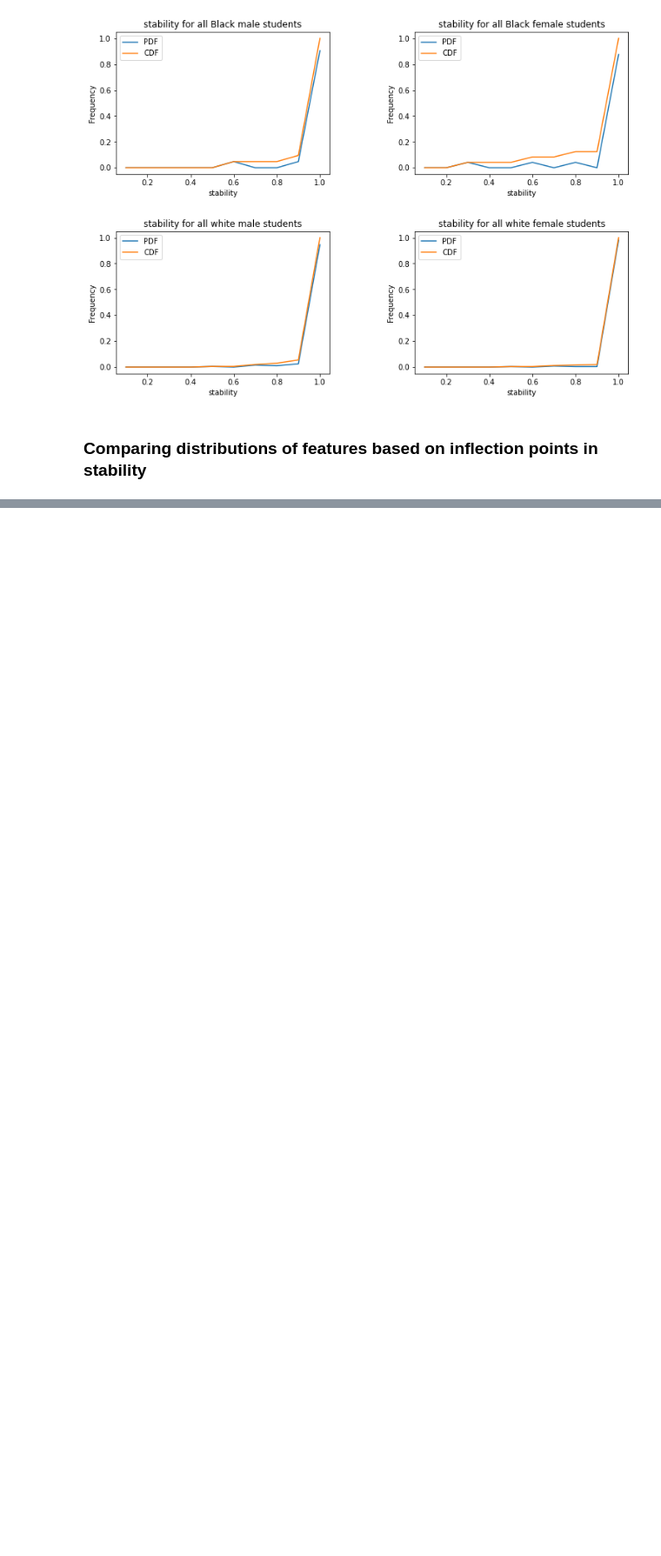
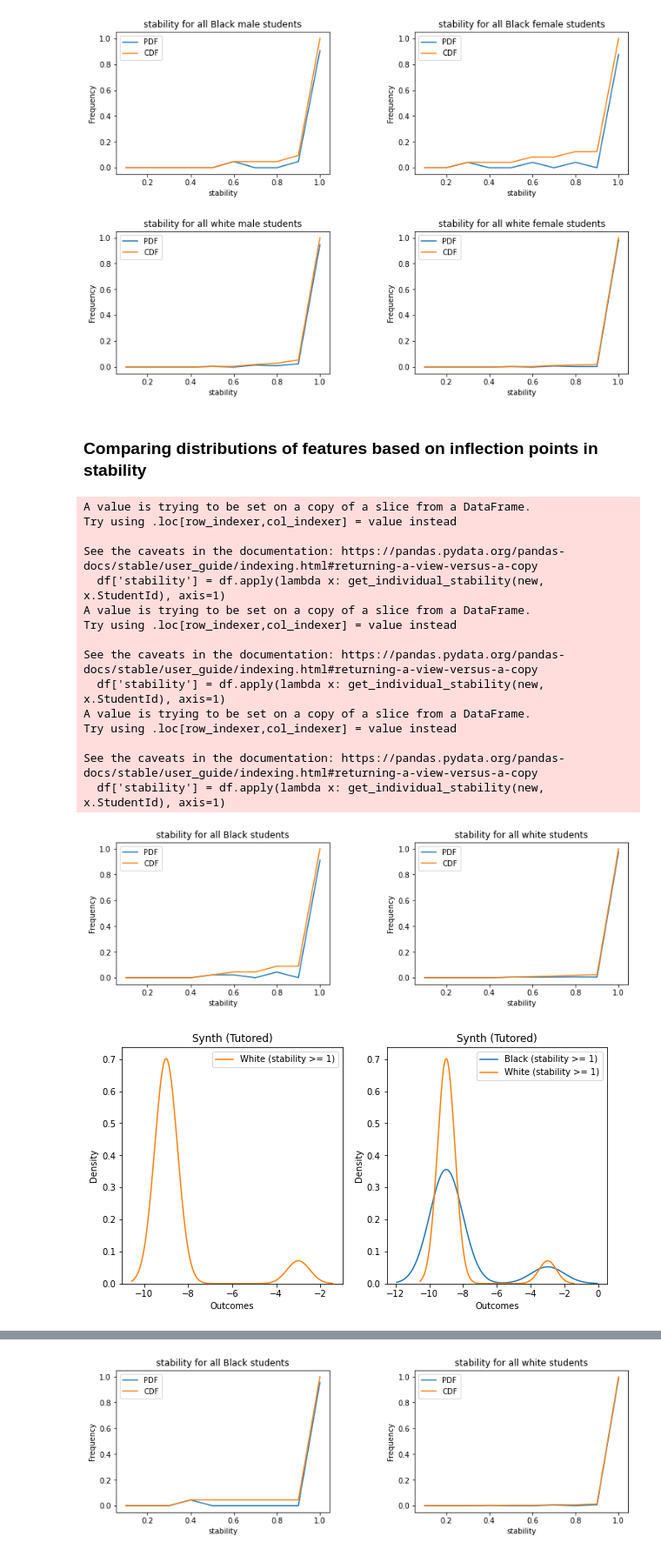
Before and after one commit to lurosenb/Swap_Auditor, a Jupyter notebook: nels_stability_tests.ipynb, the cells around one changed output, grey strips where cells are left out. Shown at 87% size. Saved outputs shown, nothing was run; the diff lists cells and outputs as text; code cells hidden in the pictures; blank space fills up the shorter version.

```diff
--- a/nels_stability_tests.ipynb
+++ b/nels_stability_tests.ipynb
@@ -259,23 +284,54 @@ def plot_stability_cdfs(df):
     plot_cdf(df.loc[df['Race'] == 4], 'stability', 'all white', 222)
 
     plt.subplots_adjust(left=0.1, bottom=0.1, right=0.9, top=0.9, wspace=0.4, hspace=0.4)
-# %%
-def plot_features(df, features):
-    groups = ['Black', 'white']
-    for feature in features:
-        fig, ax = plt.subplots()
-        for j in range(len(groups)):
-            group = groups[j]
-            sns.kdeplot(df[df['Race'] == j + 3][feature], ax=ax,label=group)
-        plt.title('Synth ('+str(feature)+')')
-        plt.xlabel('Outcomes')
-        plt.legend()
+# %%
+def plot_features(df, features, stability_inflection):
+    black_under = df[(df['Race'] == 3) & (df['stability'] < stability_inflection)]
+    black_over = df[(df['Race'] == 3) & (df['stability'] >= stability_inflection)]
+    white_over = df[(df['Race'] == 4) & (df['stability'] >= stability_inflection)]
+
+    for i in range(len(features)):
+        fig, ax = plt.subplots(1, 2)
+        fig.set_size_inches(10, 5)
+        feature = features[i]
+
+        axs = ax[0]
+        sns.kdeplot(black_under[feature], ax=axs, label=f'Black (stability < {stability_inflection})')
+        sns.kdeplot(white_over[feature], ax=axs, label=f'White (stability >= {stability_inflection})')
+        axs.set_title('Synth ('+str(feature)+')')
+        axs.set_xlabel('Outcomes')
+        axs.legend()
+
+        axs = ax[1]
+        sns.kdeplot(black_over[feature], ax=axs, label=f'Black (stability >= {stability_inflection})')
+        sns.kdeplot(white_over[feature], ax=axs, label=f'White (stability >= {stability_inflection})')
+        axs.set_title('Synth ('+str(feature)+')')
+        axs.set_xlabel('Outcomes')
+        axs.legend()
 # %%
 import itertools
 marginal_features_all= ['Tutored','Socio-economicStatusQuartile', 'FathersWishes']
 marginal_features = list(itertools.combinations(marginal_features_all, 2))
 
 for marg_pair in marginal_features:
     df = construct_df(marg_pair)
     plot_stability_cdfs(df)
-    plot_features(df, marg_pair)
+    plot_features(df, marg_pair, 1)
+# %% [output]
+A value is trying to be set on a copy of a slice from a DataFrame.
+Try using .loc[row_indexer,col_indexer] = value instead
+
+See the caveats in the documentation: https://pandas.pydata.org/pandas-docs/stable/user_guide/indexing.html#returning-a-view-versus-a-copy
+  df['stability'] = df.apply(lambda x: get_individual_stability(new, x.StudentId), axis=1)
+A value is trying to be set on a copy of a slice from a DataFrame.
+Try using .loc[row_indexer,col_indexer] = value instead
+
+See the caveats in the documentation: https://pandas.pydata.org/pandas-docs/stable/user_guide/indexing.html#returning-a-view-versus-a-copy
+  df['stability'] = df.apply(lambda x: get_individual_stability(new, x.StudentId), axis=1)
+A value is trying to be set on a copy of a slice from a DataFrame.
+Try using .loc[row_indexer,col_indexer] = value instead
+
+See the caveats in the documentation: https://pandas.pydata.org/pandas-docs/stable/user_guide/indexing.html#returning-a-view-versus-a-copy
+  df['stability'] = df.apply(lambda x: get_individual_stability(new, x.StudentId), axis=1)
+[figure, added]
+[figure, added]
@@ -281,0 +339 @@ for marg_pair in marginal_features:
+[figure, added]
```
Also changed, not shown: parts of 4 cells of this notebook.
